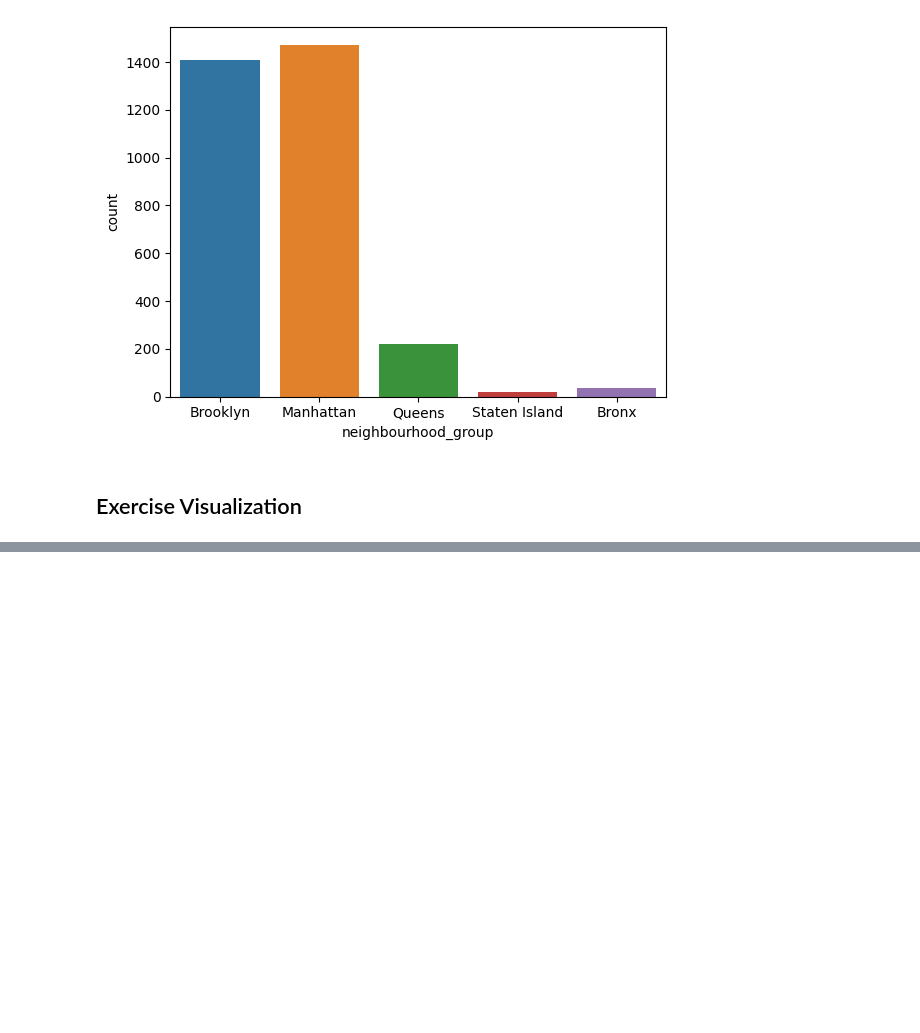
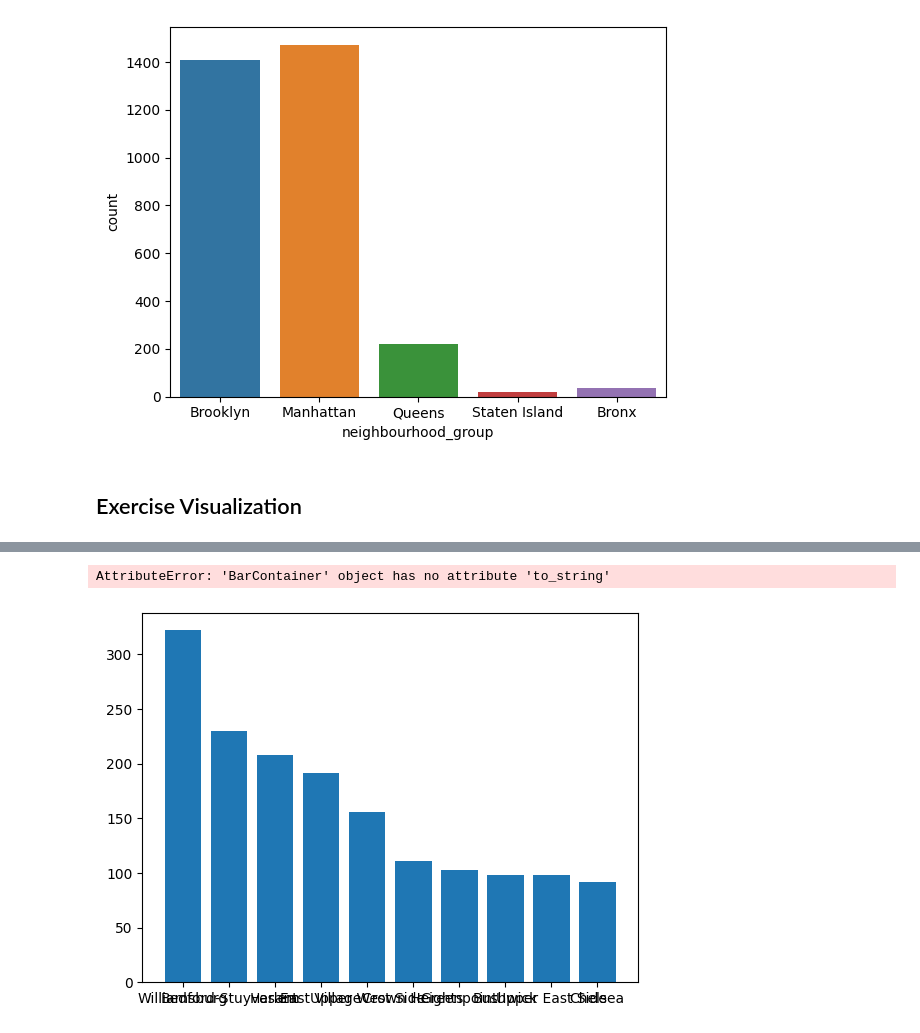
Before and after one commit to silvering-steve/skill-academy-ml, a Jupyter notebook: Notebooks/Toolkits/Data Visualization/00_visualization.ipynb, the cells around one changed output, grey strips where cells are left out. Drawn from its saved outputs; the diff is of its cells as text; code cells hidden in the pictures; blank space fills up the shorter version.

Commit message:
update notebook but visualization hasn't completed yet!

```diff
--- a/Notebooks/Toolkits/Data Visualization/00_visualization.ipynb
+++ b/Notebooks/Toolkits/Data Visualization/00_visualization.ipynb
@@ -984,8 +984,8 @@ sns.countplot(data=airbnb_df, x=airbnb_df['neighbourhood_group'])
 !pip install rggrader
 # %%
 # @title #### Student Identity
-student_id = "your student id" # @param {type:"string"}
-name = "your name" # @param {type:"string"}
+student_id = "REA3X5EN" # @param {type:"string"}
+name = "Steven Adi Santoso" # @param {type:"string"}
 # %%
 airbnb_df.groupby('neighbourhood')['neighbourhood'].count().sort_values(ascending=False)
 # %% [output]
@@ -1017,29 +1017,34 @@ plt.ylabel('Count');
 # %%
 # @title #### 01. Top 10 Neighbourhood with the most listings Chart
 from rggrader import submit
 import pandas as pd
 import matplotlib.pyplot as plt
 
 # Use the following Airbnb data to display the top 10 neighourhood with the most listings
 # https://storage.googleapis.com/rg-ai-bootcamp/visualization/airbnb-data.csv
 
 # TODO: Create a bar chart to visualize the top 10 neighbourhood with the most listings
 # Put your code here:
-df = pd.read_csv('csv here')
+df = pd.read_csv('https://storage.googleapis.com/rg-ai-bootcamp/visualization/airbnb-data.csv')
+
+top_10_neighbourhood = airbnb_df['neighbourhood'].value_counts().head(10)
+index = top_10_neighbourhood.index
+values = top_10_neighbourhood.values
 
 # Get top 10 neighborhoods with the most listings
-top_neighbourhoods = plt.bar()
-
-
+top_neighbourhoods = plt.bar(index, values)
 
 
 # ---- End of your code ----
 
 # Submit Method
 assignment_id = "00_visualization"
 question_id = "01_top_10_neighbourhood_chart"
 submit(student_id, name, assignment_id, top_neighbourhoods.to_string(), question_id)
 
 # Expected Output:
 # Barchart with the following neighbourhood
 # Williamsburg, Bedford-Stuyvesant, Harlem, East Village, Upper West Side, Crown Heights, Greenpoint, Upper East Side, Bushwick, Chelsea
+# %% [output]
+AttributeError: 'BarContainer' object has no attribute 'to_string'
+[figure, added]
```
Also changed, not shown: parts of 2 cells of this notebook, 1 other file.
